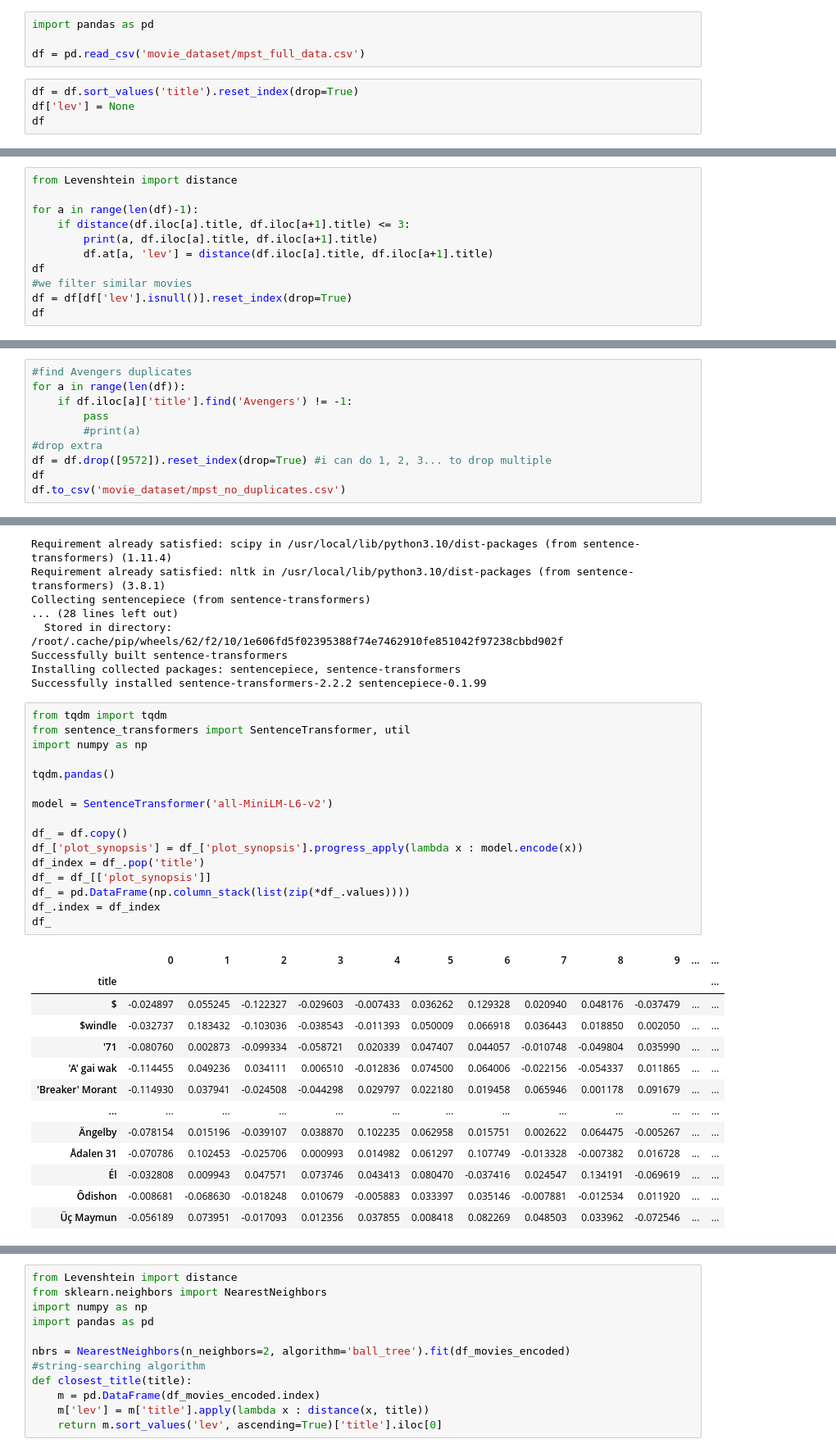
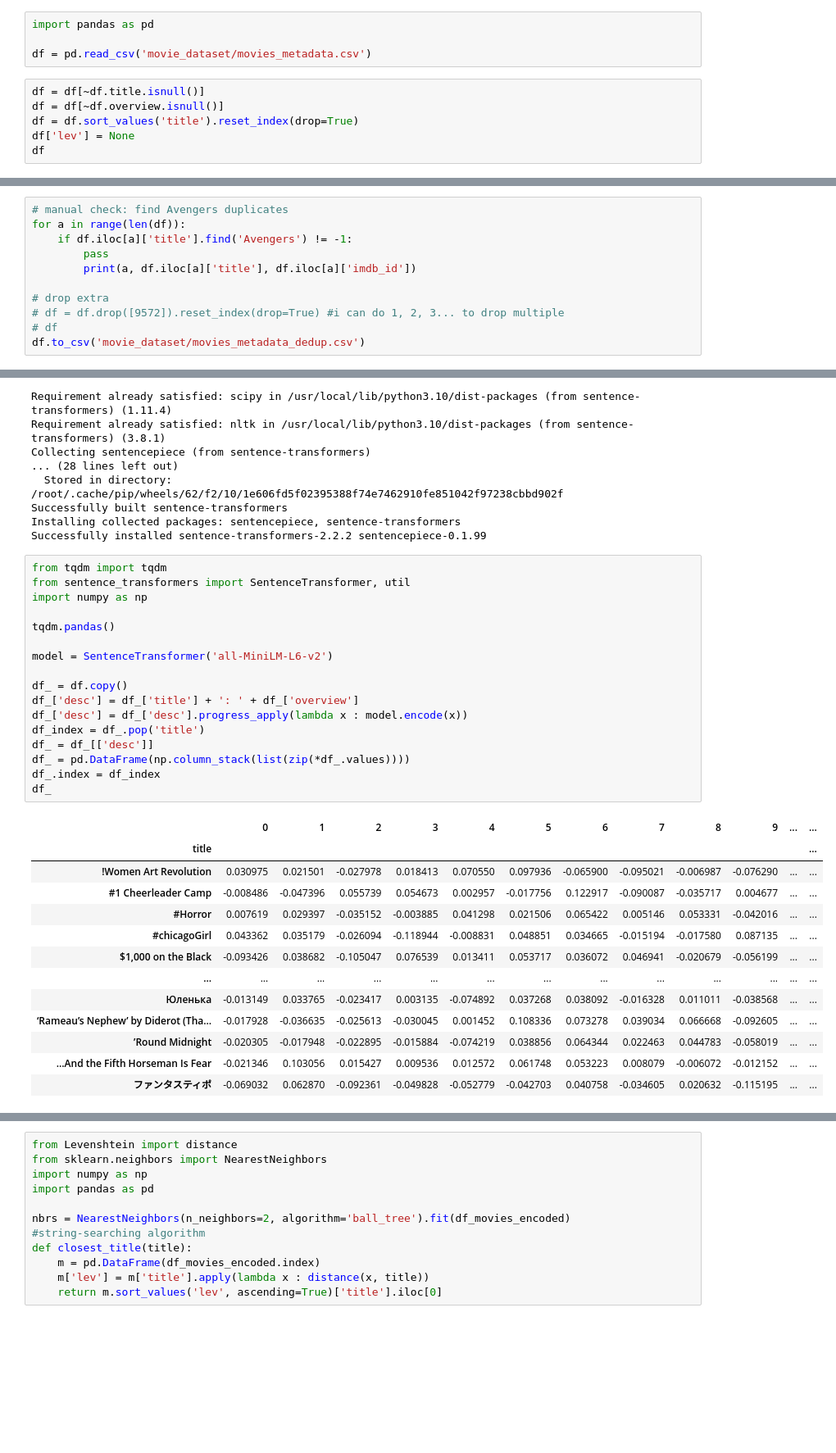
Before and after one commit to imkaywu/notebooks, a Jupyter notebook: movie_text_match.ipynb, the cells around one changed output, grey strips where cells are left out. Shown at 82% size. Cells and saved outputs as stored; diff of their text form; blank space fills up the shorter version.

Commit message:
use a bigger dataset

```diff
--- a/movie_text_match.ipynb
+++ b/movie_text_match.ipynb
@@ -26,8 +33,10 @@ Archive:  mpst-movie-plot-synopses-with-tags.zip
 # %%
 import pandas as pd
 
-df = pd.read_csv('movie_dataset/mpst_full_data.csv')
+df = pd.read_csv('movie_dataset/movies_metadata.csv')
 # %%
+df = df[~df.title.isnull()]
+df = df[~df.overview.isnull()]
 df = df.sort_values('title').reset_index(drop=True)
 df['lev'] = None
 df
@@ -57,12 +132,12 @@ Successfully installed levenshtein-0.23.0 rapidfuzz-3.5.2
 # %%
-from Levenshtein import distance
+# manual check: find Avengers duplicates
+for a in range(len(df)):
+    if df.iloc[a]['title'].find('Avengers') != -1:
+        pass
+        print(a, df.iloc[a]['title'], df.iloc[a]['imdb_id'])
 
-for a in range(len(df)-1):
-    if distance(df.iloc[a].title, df.iloc[a+1].title) <= 3:
-        print(a, df.iloc[a].title, df.iloc[a+1].title)
-        df.at[a, 'lev'] = distance(df.iloc[a].title, df.iloc[a+1].title)
-df
-#we filter similar movies
-df = df[df['lev'].isnull()].reset_index(drop=True)
-df
+# drop extra
+# df = df.drop([9572]).reset_index(drop=True) #i can do 1, 2, 3... to drop multiple
+# df
+df.to_csv('movie_dataset/movies_metadata_dedup.csv')
 # %% [output]
@@ -99,13 +157,3 @@ df
-# %%
-#find Avengers duplicates
-for a in range(len(df)):
-    if df.iloc[a]['title'].find('Avengers') != -1:
-        pass
-        #print(a)
-#drop extra
-df = df.drop([9572]).reset_index(drop=True) #i can do 1, 2, 3... to drop multiple
-df
-df.to_csv('movie_dataset/mpst_no_duplicates.csv')
 # %% [markdown]
 ## Encode data
 # %%
@@ -131,30 +179,31 @@ Successfully installed sentence-transformers-2.2.2 sentencepiece-0.1.99
 # %%
 from tqdm import tqdm
 from sentence_transformers import SentenceTransformer, util
 import numpy as np
 
 tqdm.pandas()
 
 model = SentenceTransformer('all-MiniLM-L6-v2')
 
 df_ = df.copy()
-df_['plot_synopsis'] = df_['plot_synopsis'].progress_apply(lambda x : model.encode(x))
+df_['desc'] = df_['title'] + ': ' + df_['overview']
+df_['desc'] = df_['desc'].progress_apply(lambda x : model.encode(x))
 df_index = df_.pop('title')
-df_ = df_[['plot_synopsis']]
+df_ = df_[['desc']]
 df_ = pd.DataFrame(np.column_stack(list(zip(*df_.values))))
 df_.index = df_index
 df_
 # %% [output]
 |  | 0 | 1 | 2 | 3 | 4 | 5 | 6 | 7 | 8 | 9 | ... | ... |
 | title |  |  |  |  |  |  |  |  |  |  |  | ... |
-| $ | -0.024897 | 0.055245 | -0.122327 | -0.029603 | -0.007433 | 0.036262 | 0.129328 | 0.020940 | 0.048176 | -0.037479 | ... | ... |
-| $windle | -0.032737 | 0.183432 | -0.103036 | -0.038543 | -0.011393 | 0.050009 | 0.066918 | 0.036443 | 0.018850 | 0.002050 | ... | ... |
-| '71 | -0.080760 | 0.002873 | -0.099334 | -0.058721 | 0.020339 | 0.047407 | 0.044057 | -0.010748 | -0.049804 | 0.035990 | ... | ... |
-| 'A' gai wak | -0.114455 | 0.049236 | 0.034111 | 0.006510 | -0.012836 | 0.074500 | 0.064006 | -0.022156 | -0.054337 | 0.011865 | ... | ... |
-| 'Breaker' Morant | -0.114930 | 0.037941 | -0.024508 | -0.044298 | 0.029797 | 0.022180 | 0.019458 | 0.065946 | 0.001178 | 0.091679 | ... | ... |
+| !Women Art Revolution | 0.030975 | 0.021501 | -0.027978 | 0.018413 | 0.070550 | 0.097936 | -0.065900 | -0.095021 | -0.006987 | -0.076290 | ... | ... |
+| #1 Cheerleader Camp | -0.008486 | -0.047396 | 0.055739 | 0.054673 | 0.002957 | -0.017756 | 0.122917 | -0.090087 | -0.035717 | 0.004677 | ... | ... |
+| #Horror | 0.007619 | 0.029397 | -0.035152 | -0.003885 | 0.041298 | 0.021506 | 0.065422 | 0.005146 | 0.053331 | -0.042016 | ... | ... |
+| #chicagoGirl | 0.043362 | 0.035179 | -0.026094 | -0.118944 | -0.008831 | 0.048851 | 0.034665 | -0.015194 | -0.017580 | 0.087135 | ... | ... |
+| $1,000 on the Black | -0.093426 | 0.038682 | -0.105047 | 0.076539 | 0.013411 | 0.053717 | 0.036072 | 0.046941 | -0.020679 | -0.056199 | ... | ... |
 | ... | ... | ... | ... | ... | ... | ... | ... | ... | ... | ... | ... | ... |
-| Ängelby | -0.078154 | 0.015196 | -0.039107 | 0.038870 | 0.102235 | 0.062958 | 0.015751 | 0.002622 | 0.064475 | -0.005267 | ... | ... |
-| Ådalen 31 | -0.070786 | 0.102453 | -0.025706 | 0.000993 | 0.014982 | 0.061297 | 0.107749 | -0.013328 | -0.007382 | 0.016728 | ... | ... |
-| Él | -0.032808 | 0.009943 | 0.047571 | 0.073746 | 0.043413 | 0.080470 | -0.037416 | 0.024547 | 0.134191 | -0.069619 | ... | ... |
-| Ôdishon | -0.008681 | -0.068630 | -0.018248 | 0.010679 | -0.005883 | 0.033397 | 0.035146 | -0.007881 | -0.012534 | 0.011920 | ... | ... |
-| Üç Maymun | -0.056189 | 0.073951 | -0.017093 | 0.012356 | 0.037855 | 0.008418 | 0.082269 | 0.048503 | 0.033962 | -0.072546 | ... | ... |
+| Юленька | -0.013149 | 0.033765 | -0.023417 | 0.003135 | -0.074892 | 0.037268 | 0.038092 | -0.016328 | 0.011011 | -0.038568 | ... | ... |
+| ‘Rameau’s Nephew’ by Diderot (Tha... | -0.017928 | -0.036635 | -0.025613 | -0.030045 | 0.001452 | 0.108336 | 0.073278 | 0.039034 | 0.066668 | -0.092605 | ... | ... |
+| ’Round Midnight | -0.020305 | -0.017948 | -0.022895 | -0.015884 | -0.074219 | 0.038856 | 0.064344 | 0.022463 | 0.044783 | -0.058019 | ... | ... |
+| …And the Fifth Horseman Is Fear | -0.021346 | 0.103056 | 0.015427 | 0.009536 | 0.012572 | 0.061748 | 0.053223 | 0.008079 | -0.006072 | -0.012152 | ... | ... |
+| ファンタスティポ | -0.069032 | 0.062870 | -0.092361 | -0.049828 | -0.052779 | -0.042703 | 0.040758 | -0.034605 | 0.020632 | -0.115195 | ... | ... |
```
Also changed, not shown: parts of 23 cells of this notebook.
